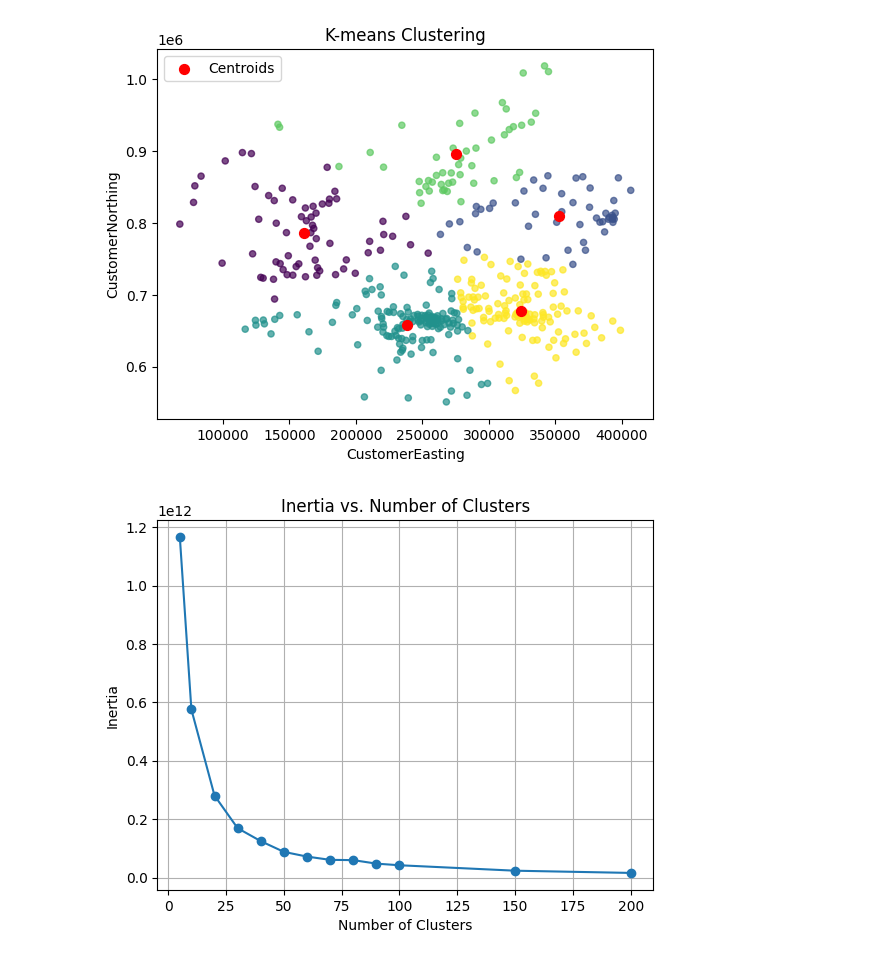
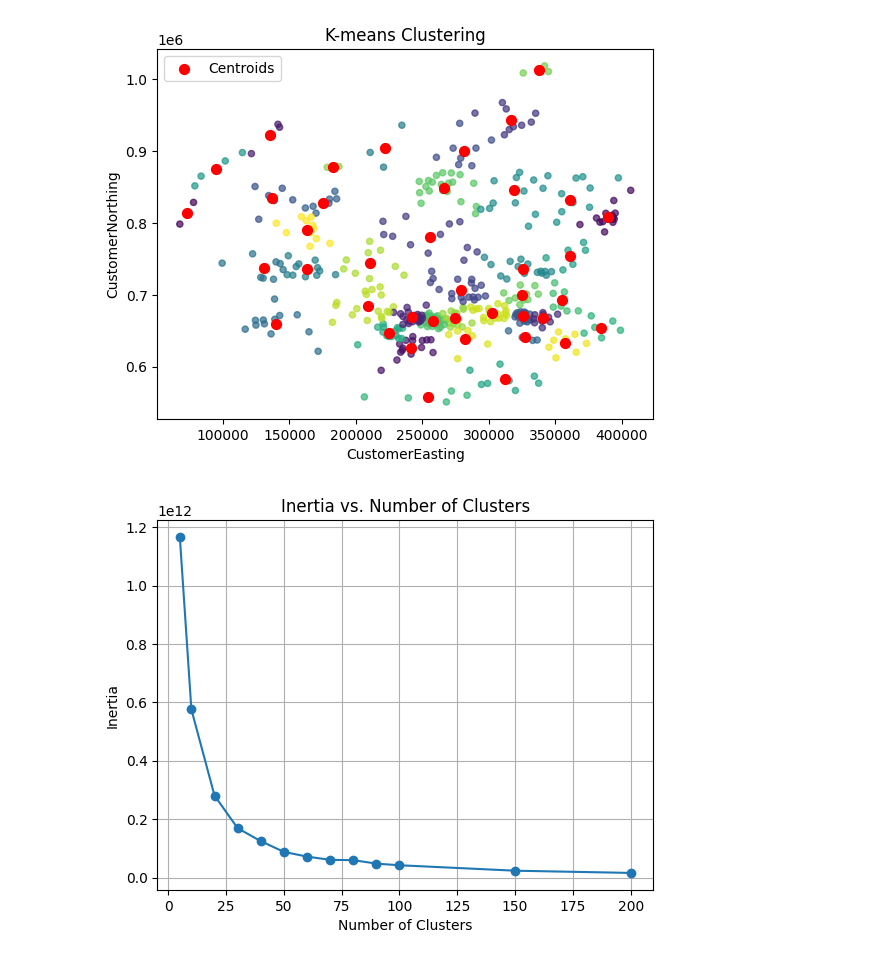
Before and after one commit to nicolastalia/risklog, a Jupyter notebook: assignment_1.ipynb, the cells around one changed output. Drawn from its saved outputs; the diff is of its cells as text; code cells hidden in the pictures.

```diff
--- a/assignment_1.ipynb
+++ b/assignment_1.ipynb
@@ -21,35 +21,35 @@ init_method = 'random'
 n_init = 1  # Number of times the algorithm is run with different random initializations
 random_state = 2  # Fixed random seed
 
 # Different values for n_clusters
 #n_clusters_list = [5, 10, 20,30, 40, 50, 60, 70, 80, 90, 100, 150, 200]
-n_clusters_list = [5]
+n_clusters_list = [40]
 
 
 inertia_values = []
 
 for n_clusters in n_clusters_list:
     # Create KMeans instance
     kmeans = KMeans(n_clusters=n_clusters, init=init_method, n_init=n_init, random_state=random_state)
 
     # Fit the KMeans algorithm
     kmeans.fit(X)
 
     inertia = kmeans.inertia_
     inertia_values.append(inertia)
 
     # Get cluster assignments and plot the results
     labels = kmeans.labels_
 
     plt.scatter(X[:, 1], X[:, 0], c=labels, s=20, alpha=0.7)  # Changed the order of coordinates for scatter plot
     plt.scatter(kmeans.cluster_centers_[:, 1], kmeans.cluster_centers_[:, 0], c='red', marker='.', s=200, label='Centroids')  # Changed the order of coordinates for centroids
     plt.title(f'K-means Clustering') # with {n_clusters} clusters')
     plt.xlabel('CustomerEasting')
     plt.ylabel('CustomerNorthing')
     plt.legend()
     plt.show()
 # %% [output]
-[figure, old version]
+[figure, new version]
 # %%
 #to run, change cluster array above to n_clusters_list = [5, 10, 20, 30, 40, 50, 60, 70, 80, 90, 100, 150, 200]
 plt.plot(n_clusters_list, inertia_values, marker='o')  # Plotting inertia values against number of clusters
```
Also changed, not shown: parts of 3 cells of this notebook.
